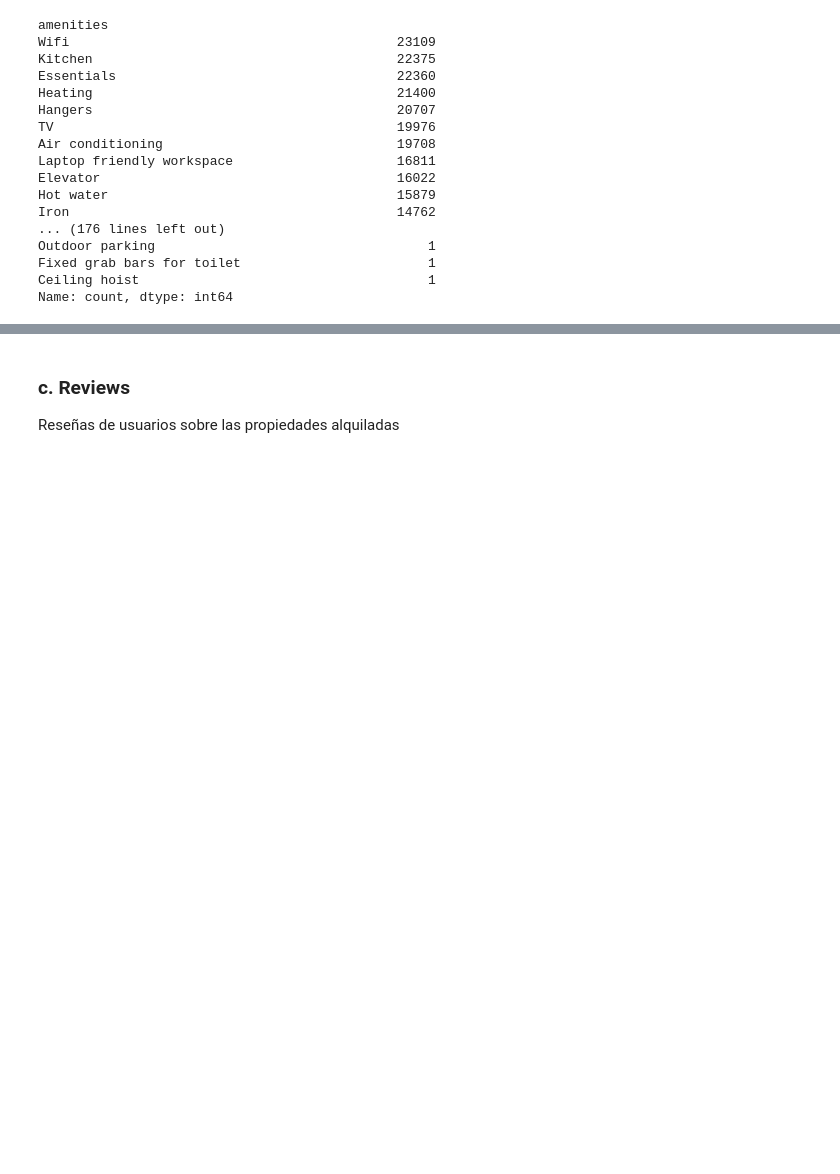
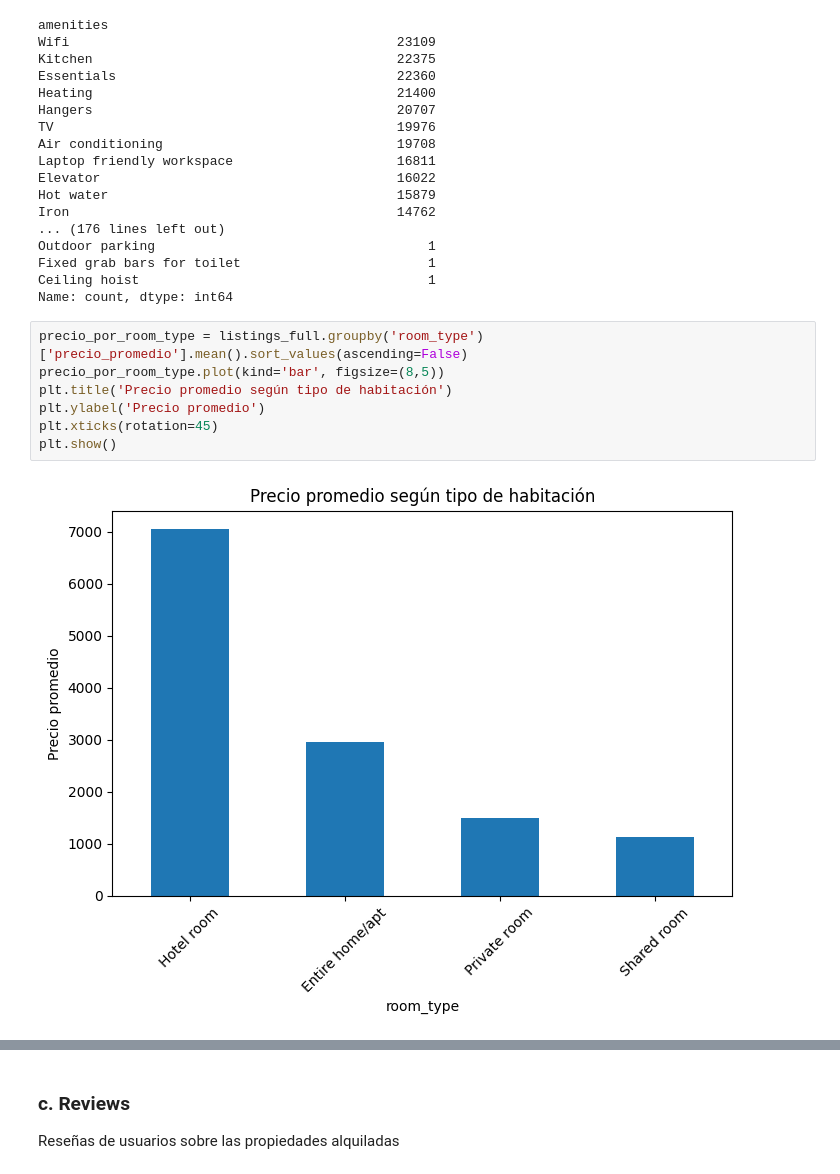
Before and after one commit to fastofasto/Desafio-Profesional-Data-Analyst, a Jupyter notebook: Entrega final - copia (2) (1).ipynb, the cells around one changed output, grey strips where cells are left out. Cells and saved outputs as stored; diff of their text form; blank space fills up the shorter version.

```diff
--- a/Entrega final - copia (2) (1).ipynb
+++ b/Entrega final - copia (2) (1).ipynb
@@ -445,3 +447,12 @@ Outdoor parking                                   1
 Fixed grab bars for toilet                        1
 Ceiling hoist                                     1
 Name: count, dtype: int64
+# %%
+precio_por_room_type = listings_full.groupby('room_type')['precio_promedio'].mean().sort_values(ascending=False)
+precio_por_room_type.plot(kind='bar', figsize=(8,5))
+plt.title('Precio promedio según tipo de habitación')
+plt.ylabel('Precio promedio')
+plt.xticks(rotation=45)
+plt.show()
+# %% [output]
+[figure, added]
```
Also changed, not shown: parts of 6 cells of this notebook.
